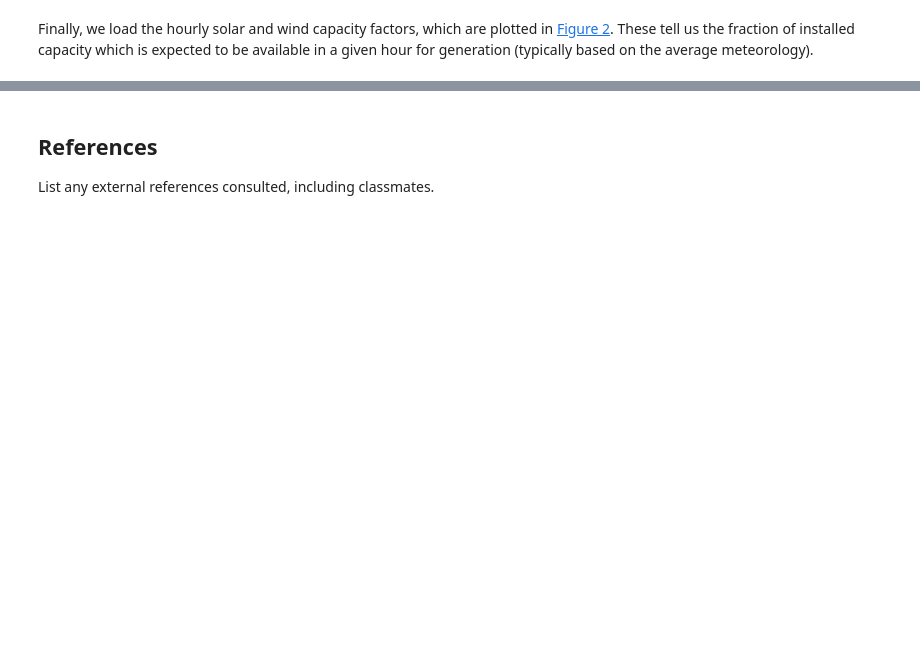
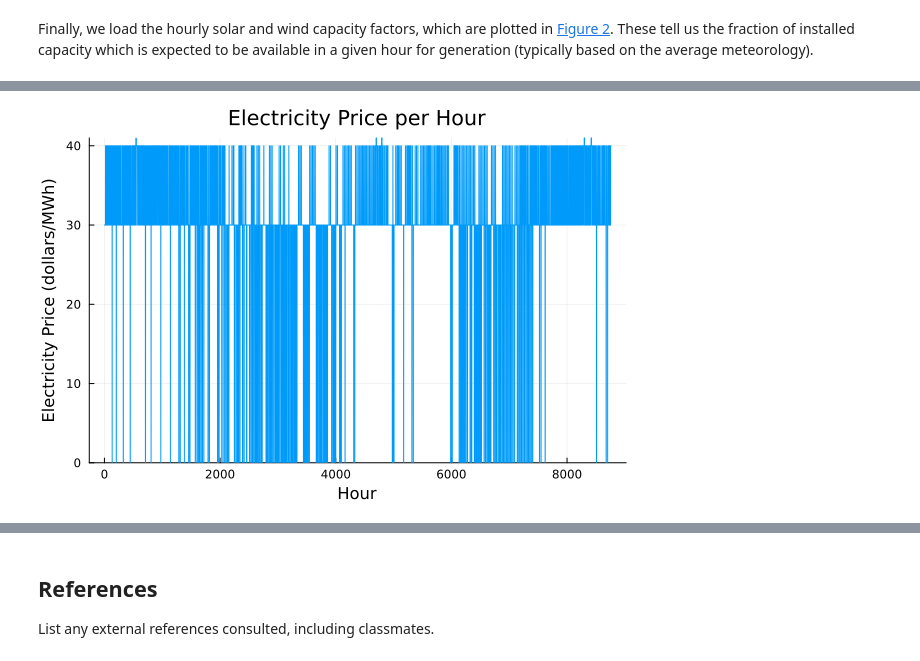
Before and after one commit to BEE4750-FA24/hw4-job-hunt, a Jupyter notebook: hw04.ipynb, the cells around one changed output, grey strips where cells are left out. Drawn from its saved outputs; the diff is of its cells as text; code cells hidden in the pictures; blank space fills up the shorter version.

```diff
--- a/hw04.ipynb
+++ b/hw04.ipynb
@@ -424,0 +460,67 @@ its footprint to 1.5 MtCO<sub>2</sub>/yr.
+# %%
+m = Model(HiGHS.Optimizer)
+
+#Sets
+G = 1:nrow(gens)  # Generator set
+T = 1:nrow(demand)  # Time period set (8760 hours in the year)
+
+#decision variables
+@variable(m, cap[G] >= 0)  # capacity (MW), non-negative
+@variable(m, prod[G, T] >= 0)  # produced energy (MWh)
+@variable(m, non[T] >= 0)  # non-served demand (MWh)
+
+total_cost = 0.0
+
+for i in G
+    total_cost = total_cost + gens.FixedCost[i] * cap[i] #fixed costs
+end
+
+for i in G
+    for hour in T #C, matrix
+        total_cost = total_cost + gens.VarCost[i] * prod[i,hour] #variable costs
+    end
+end
+
+for hour in T
+    total_cost = total_cost + 10000 * non[hour] #non-served demand penalty
+end
+
+#Objective Statement, Minimize Costs
+@objective(m, Min, total_cost)
+
+shadowwww = [] #shadow_price list
+
+for hour in T #demand constraintttt
+    total_prod = 0.0
+    for i in G
+        total_prod += prod[i, hour] #produced + non-served = total demand
+    end
+    constraint = @constraint(m, total_prod + non[hour] == demand.Demand[hour]) #demand
+    push!(shadowwww, constraint)
+end
+
+for hour in T #production constraints
+    @constraint(m, prod[1, hour] <= 0.85 * cap[1])  # Geothermal (85% max capacity)
+    @constraint(m, prod[2, hour] <= cap[2])  # Coal
+    @constraint(m, prod[3, hour] <= cap[3])  # NG CCGT
+    @constraint(m, prod[4, hour] <= cap[4])  # NG CT
+    @constraint(m, prod[5, hour] <= cap_factor.Wind[hour] * cap[5])  # Wind
+    @constraint(m, prod[6, hour] <= cap_factor.Solar[hour] * cap[6])  # Solar
+end
+
+optimize!(m)
+
+println("Installed capacities (MW): ", value.(cap))
+println("Total cost: ", objective_value(m))
+println("Non-served energy (MWh): ", sum(value.(non)))
+
+#these are shadow prices of demand
+shadow_prices = [shadow_price(constraint) for constraint in shadowwww]
+
+prices = abs.(shadow_prices)
+
+
+plot(1:8760, prices, title="Electricity Price per Hour",
+    xlabel="Hour", ylabel="Electricity Price (dollars/MWh)",
+    legend=false, ylims=(0,41))
+# %% [output]
@@ -424,0 +544 @@ its footprint to 1.5 MtCO<sub>2</sub>/yr.
+[figure, added]
```
Also changed, not shown: parts of 13 cells of this notebook.
